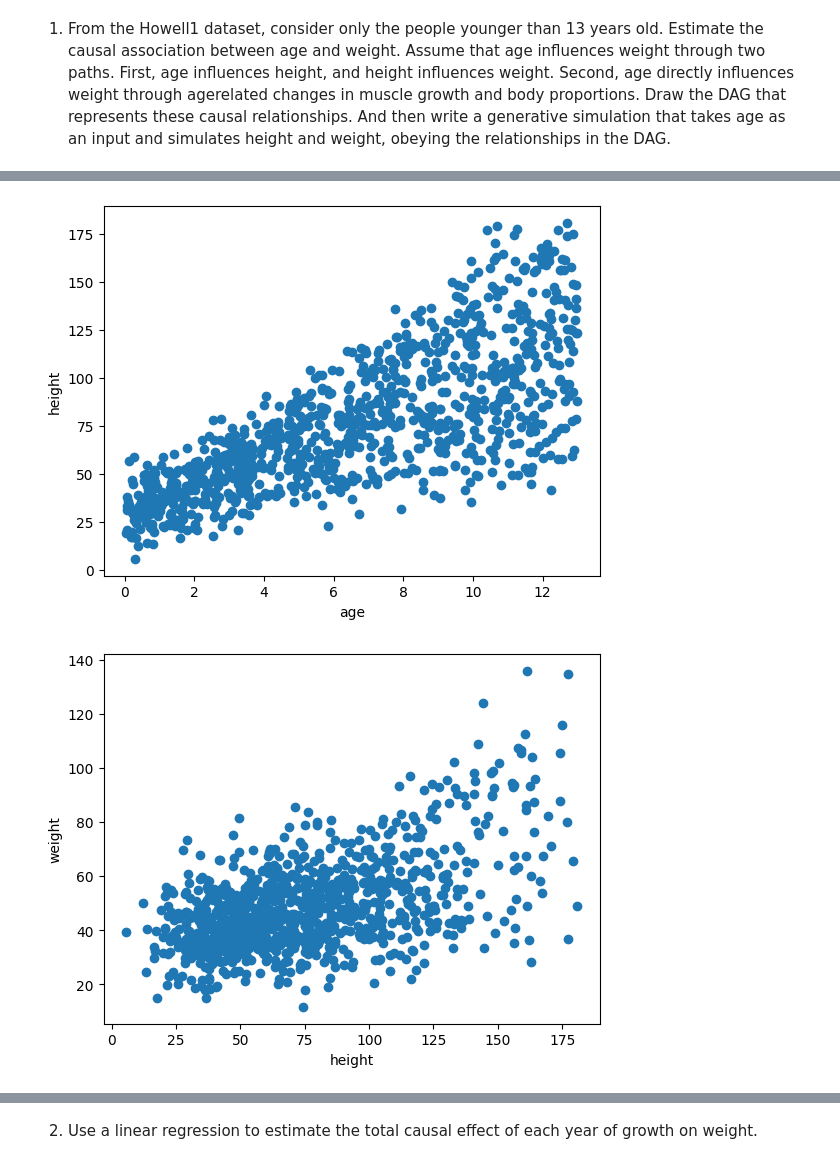
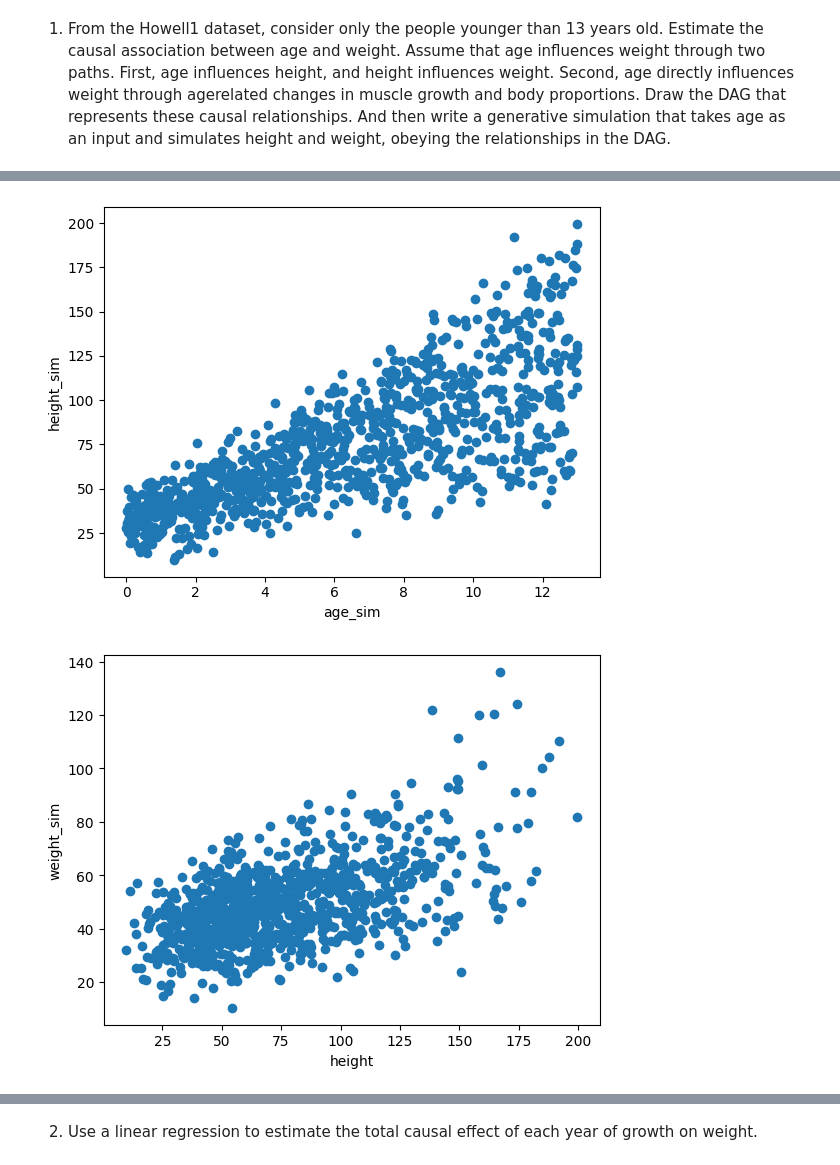
Before and after one commit to david26694/stats-rethinking, a Jupyter notebook: week02/exploration.ipynb, the cells around one changed output, grey strips where cells are left out. Cells and saved outputs as stored; diff of their text form; code cells hidden in the pictures.

```diff
--- a/week02/exploration.ipynb
+++ b/week02/exploration.ipynb
@@ -125,44 +147,44 @@ ax.legend(ncol=2, fontsize=10);
 
 # age ~ U(0, 13)
 # beta ~ U(0, 20)
 # b0 ~ N(0, 10)
 # b1 ~ N(0, 10)
 # intercept_0 ~ N(120, 100)
 # intercept_1 ~ N(60, 10)
 # height ~ intercept_0 + age * beta
 # weight ~ intercept_1 + height * b0 + age * b1
 
 from matplotlib import pyplot as plt
 import numpy as np
 
 
 n_data = 1000
-age = np.random.uniform(0, 13, n_data)
+age_sim = np.random.uniform(0, 13, n_data)
 beta = np.random.uniform(2, 12, n_data)
 b0 = np.random.uniform(1, 5, n_data)
 b1 = np.random.uniform(0, 0.01, n_data)
 intercept_0 = np.random.normal(30, 10, n_data)
 intercept_1 = np.random.normal(40, 10, n_data)
-height = intercept_0 + age * beta
-weight = intercept_1 + age * b1 * height * b0
+height_sim = intercept_0 + age_sim * beta
+weight_sim = intercept_1 + age_sim * b1 * height_sim * b0
 
-# Plot age vs height, height vs weight, age vs weight
+# Plot age_sim vs height_sim, height_sim vs weight_sim, age_sim vs weight_sim
 
-plt.scatter(age, height)
-plt.ylabel("height")
-plt.xlabel("age")
+plt.scatter(age_sim, height_sim)
+plt.ylabel("height_sim")
+plt.xlabel("age_sim")
 plt.show()
 
-plt.scatter(height, weight)
-plt.ylabel("weight")
+plt.scatter(height_sim, weight_sim)
+plt.ylabel("weight_sim")
 plt.xlabel("height")
 plt.show()
 
 
-plt.scatter(age, weight)
-plt.ylabel("weight")
-plt.xlabel("age")
+plt.scatter(age_sim, weight_sim)
+plt.ylabel("weight_sim")
+plt.xlabel("age_sim")
 plt.show()
 # %% [output]
-[figure, old version]
+[figure, new version]
-[figure, old version]
+[figure, new version]
```
Also changed, not shown: parts of 14 cells of this notebook, 3 other files.
